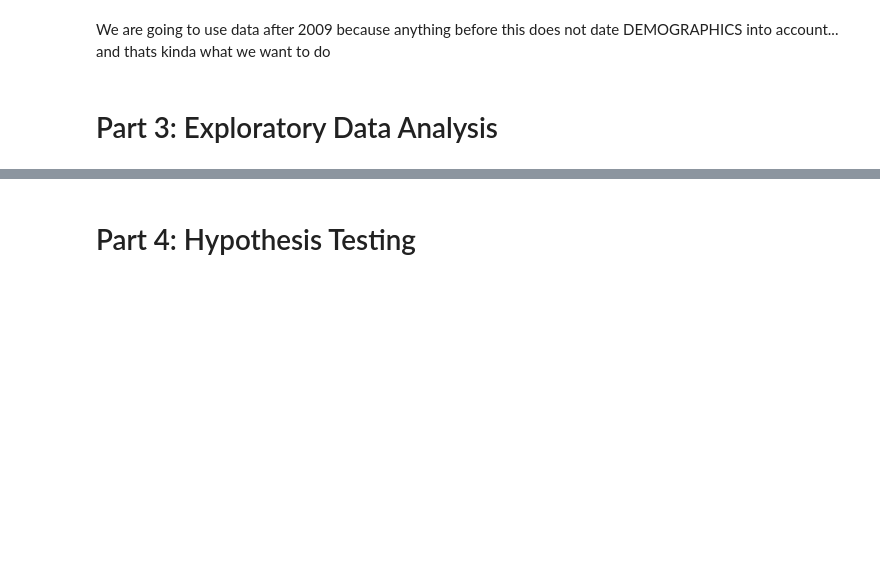
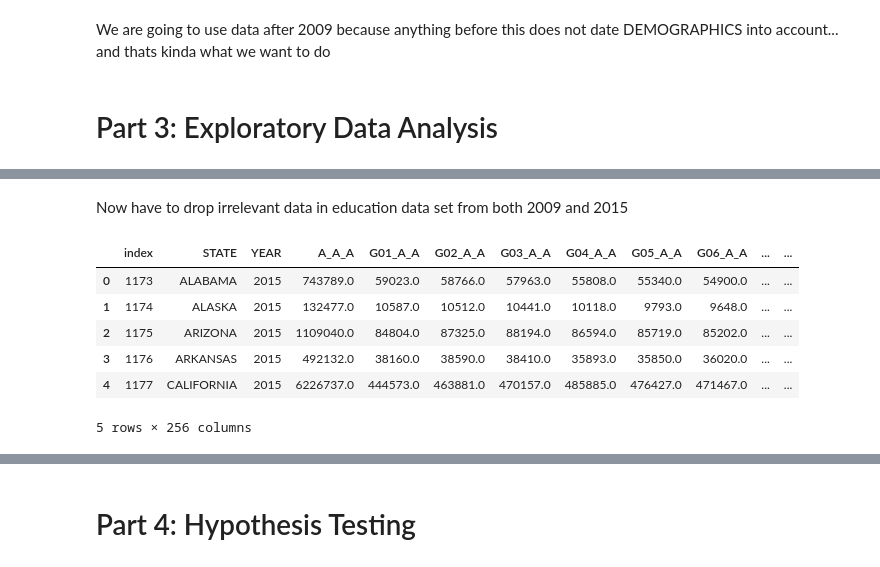
Before and after one commit to rohanondkar/rohanondkar.github.io, a Jupyter notebook: final.ipynb, the cells around one changed output, grey strips where cells are left out. Cells and saved outputs as stored; diff of their text form; code cells hidden in the pictures; blank space fills up the shorter version.

```diff
--- a/final.ipynb
+++ b/final.ipynb
@@ -80,0 +128,26 @@ curr = len(school.index)
+# %% [markdown]
+Now have to drop irrelevant data in education data set from both 2009 and 2015
+# %%
+data_09 = school[school['YEAR'] == 2009]
+data_09 = data_09[data_09.STATE != "DODEA"]
+data_09 = data_09[data_09.STATE != "NATIONAL"]
+data_09.drop(['TOTAL_REVENUE', 'FEDERAL_REVENUE', 'STATE_REVENUE', 'LOCAL_REVENUE', 'ENROLL', 'TOTAL_EXPENDITURE', 'CAPITAL_OUTLAY_EXPENDITURE','INSTRUCTION_EXPENDITURE','SUPPORT_SERVICES_EXPENDITURE', 'OTHER_EXPENDITURE'],inplace=True, axis=1 )
+data_09 = data_09.sort_values(by = ['STATE'])
+data_09 = data_09.reset_index()
+data_09.drop('index',inplace=True, axis=1)
+#data_09.head()
+data_15 = school[school['YEAR'] == 2015]
+data_15 = data_15[data_15.STATE != "DODEA"]
+data_15 = data_15[data_15.STATE != "NATIONAL"]
+data_15.drop(['TOTAL_REVENUE', 'FEDERAL_REVENUE', 'STATE_REVENUE', 'LOCAL_REVENUE', 'ENROLL', 'TOTAL_EXPENDITURE', 'CAPITAL_OUTLAY_EXPENDITURE','INSTRUCTION_EXPENDITURE','SUPPORT_SERVICES_EXPENDITURE', 'OTHER_EXPENDITURE'],inplace=True, axis=1 )
+data_15 = data_15.sort_values(by = 'STATE')
+data_15 = data_15.reset_index()
+data_15.head()
+# %% [output]
+|  | index | STATE | YEAR | A_A_A | G01_A_A | G02_A_A | G03_A_A | G04_A_A | G05_A_A | G06_A_A | ... | ... |
+| 0 | 1173 | ALABAMA | 2015 | 743789.0 | 59023.0 | 58766.0 | 57963.0 | 55808.0 | 55340.0 | 54900.0 | ... | ... |
+| 1 | 1174 | ALASKA | 2015 | 132477.0 | 10587.0 | 10512.0 | 10441.0 | 10118.0 | 9793.0 | 9648.0 | ... | ... |
+| 2 | 1175 | ARIZONA | 2015 | 1109040.0 | 84804.0 | 87325.0 | 88194.0 | 86594.0 | 85719.0 | 85202.0 | ... | ... |
+| 3 | 1176 | ARKANSAS | 2015 | 492132.0 | 38160.0 | 38590.0 | 38410.0 | 35893.0 | 35850.0 | 36020.0 | ... | ... |
+| 4 | 1177 | CALIFORNIA | 2015 | 6226737.0 | 444573.0 | 463881.0 | 470157.0 | 485885.0 | 476427.0 | 471467.0 | ... | ... |
+5 rows × 256 columns
```
Also changed, not shown: parts of 13 cells of this notebook, 7 other files.
